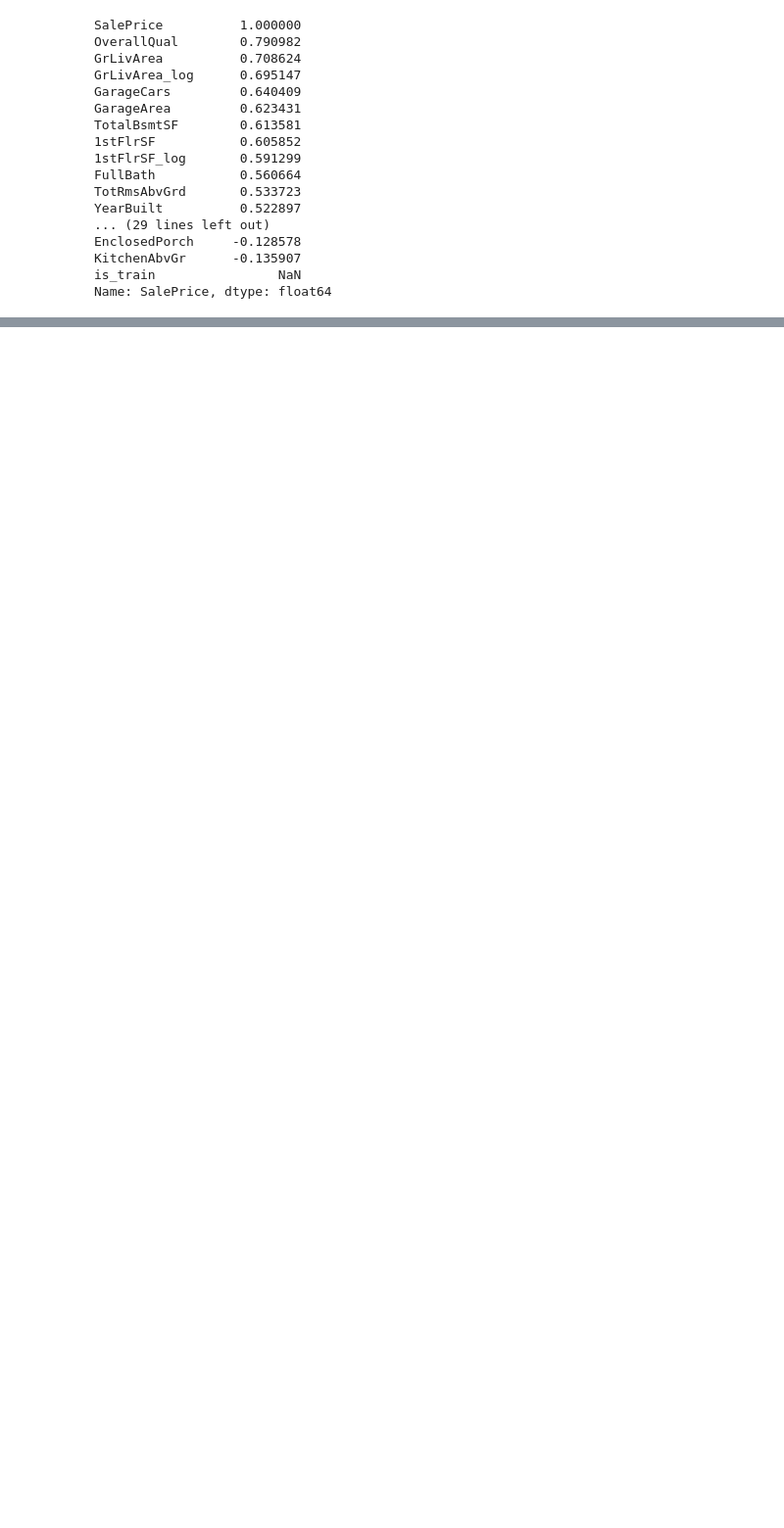
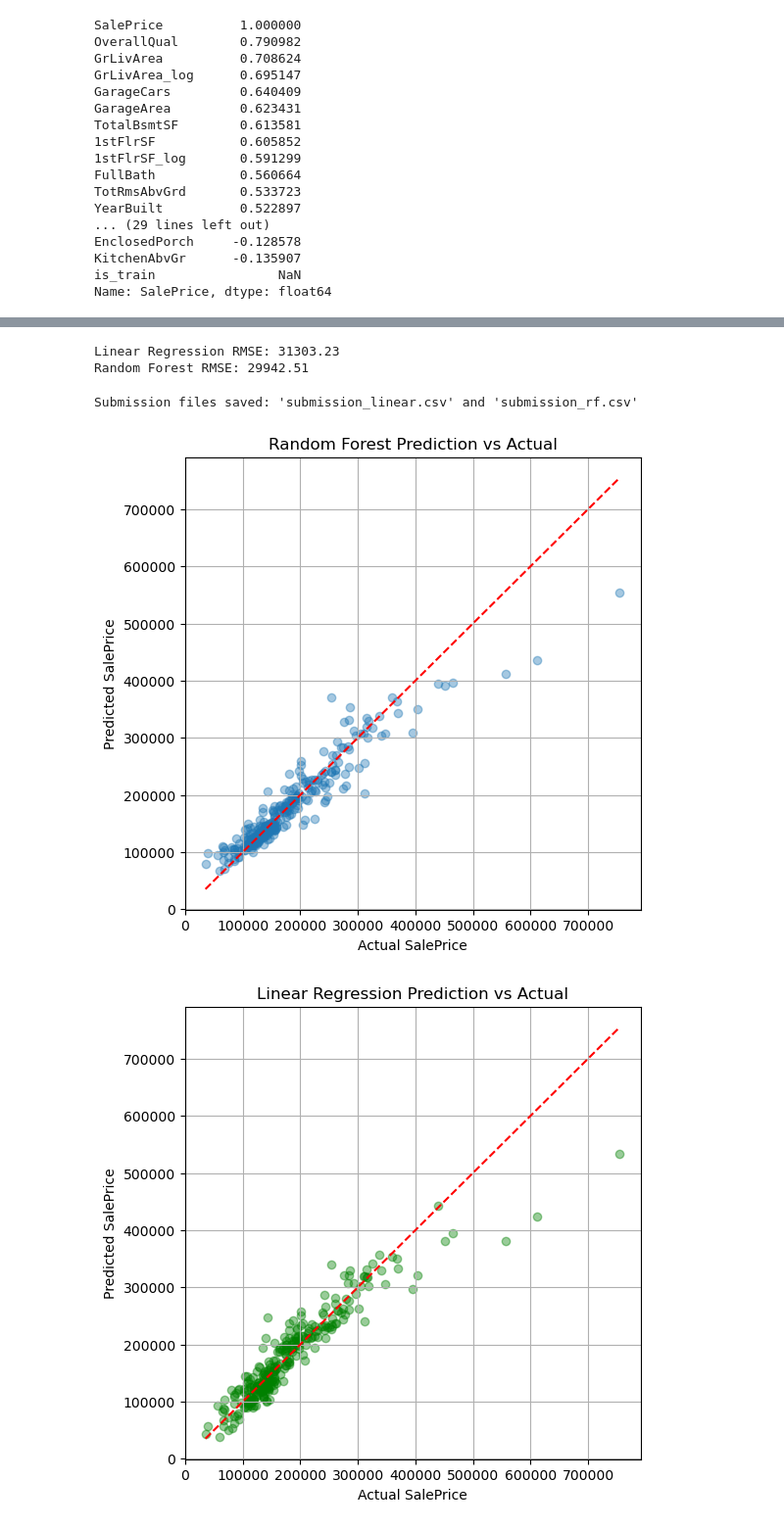
Before and after one commit to YuxinDong1010/DMT-Assignment1, a Jupyter notebook: code1.ipynb, the cells around one changed output, grey strips where cells are left out. Shown at 98% size. Cells and saved outputs as stored; diff of their text form; code cells hidden in the pictures; blank space fills up the shorter version.

```diff
--- a/code1.ipynb
+++ b/code1.ipynb
@@ -963,0 +1026,73 @@ df[numerical_features] = scaler.fit_transform(df[numerical_features])
+# %%
+from sklearn.linear_model import LinearRegression
+from sklearn.ensemble import RandomForestRegressor
+from sklearn.metrics import mean_squared_error
+
+# Linear Regression
+lr_model = LinearRegression()
+lr_model.fit(X_train, y_train)
+y_pred_lr = lr_model.predict(X_valid)
+rmse_lr = np.sqrt(mean_squared_error(y_valid, y_pred_lr))
+
+# Random Forest Regressor
+rf_model = RandomForestRegressor(random_state=42)
+rf_model.fit(X_train, y_train)
+y_pred_rf = rf_model.predict(X_valid)
+rmse_rf = np.sqrt(mean_squared_error(y_valid, y_pred_rf))
+
+# Output RMSE results
+print(f"Linear Regression RMSE: {rmse_lr:.2f}")
+print(f"Random Forest RMSE: {rmse_rf:.2f}")
+# %% [output]
+Linear Regression RMSE: 31303.23
+Random Forest RMSE: 29942.51
+# %%
+# Prepare test set: keep only the same features as used in X_train
+X_test = test_df[numeric_features].copy()
+
+# Fill missing values using the median from training data
+X_test = X_test.fillna(X_train.median())
+
+# Predict using trained models (you can choose between rf_model and lr_model)
+test_preds_lr = lr_model.predict(X_test)
+test_preds_rf = rf_model.predict(X_test)
+
+# Create submission DataFrames
+submission_lr = pd.DataFrame({
+    "Id": pd.read_csv("test.csv")["Id"],   # Retain original test IDs
+    "SalePrice": test_preds_lr
+})
+
+submission_rf = pd.DataFrame({
+    "Id": pd.read_csv("test.csv")["Id"],
+    "SalePrice": test_preds_rf
+})
+
+# Export predictions to CSV files
+submission_lr.to_csv("submission_linear.csv", index=False)
+submission_rf.to_csv("submission_rf.csv", index=False)
+
+print("Submission files saved: 'submission_linear.csv' and 'submission_rf.csv'")
+# %% [output]
+Submission files saved: 'submission_linear.csv' and 'submission_rf.csv'
+# %%
+plt.figure(figsize=(6, 6))
+plt.scatter(y_valid, y_pred_rf, alpha=0.4)
+plt.plot([y_valid.min(), y_valid.max()], [y_valid.min(), y_valid.max()], color='red', linestyle='--')
+plt.xlabel("Actual SalePrice")
+plt.ylabel("Predicted SalePrice")
+plt.title("Random Forest Prediction vs Actual")
+plt.grid(True)
+plt.show()
+
+plt.figure(figsize=(6, 6))
+plt.scatter(y_valid, y_pred_lr, alpha=0.4, color="green")
+plt.plot([y_valid.min(), y_valid.max()], [y_valid.min(), y_valid.max()], color='red', linestyle='--')
+plt.xlabel("Actual SalePrice")
+plt.ylabel("Predicted SalePrice")
+plt.title("Linear Regression Prediction vs Actual")
+plt.grid(True)
+plt.show()
+# %% [output]
+[figure, added]
+[figure, added]
```
Also changed, not shown: parts of 7 cells of this notebook, 2 other files.
